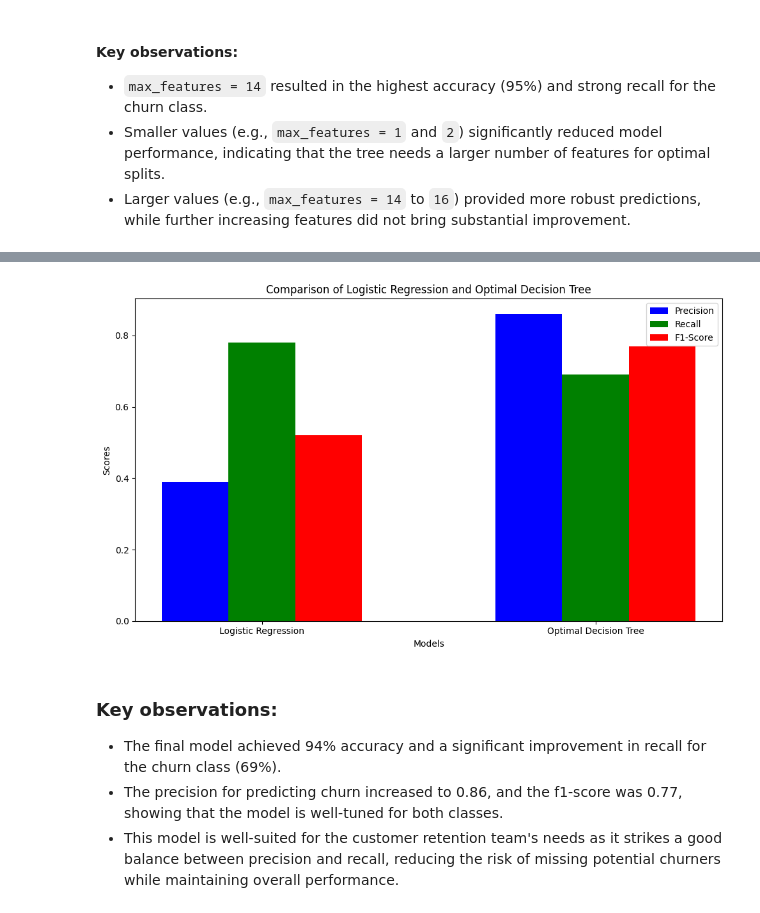
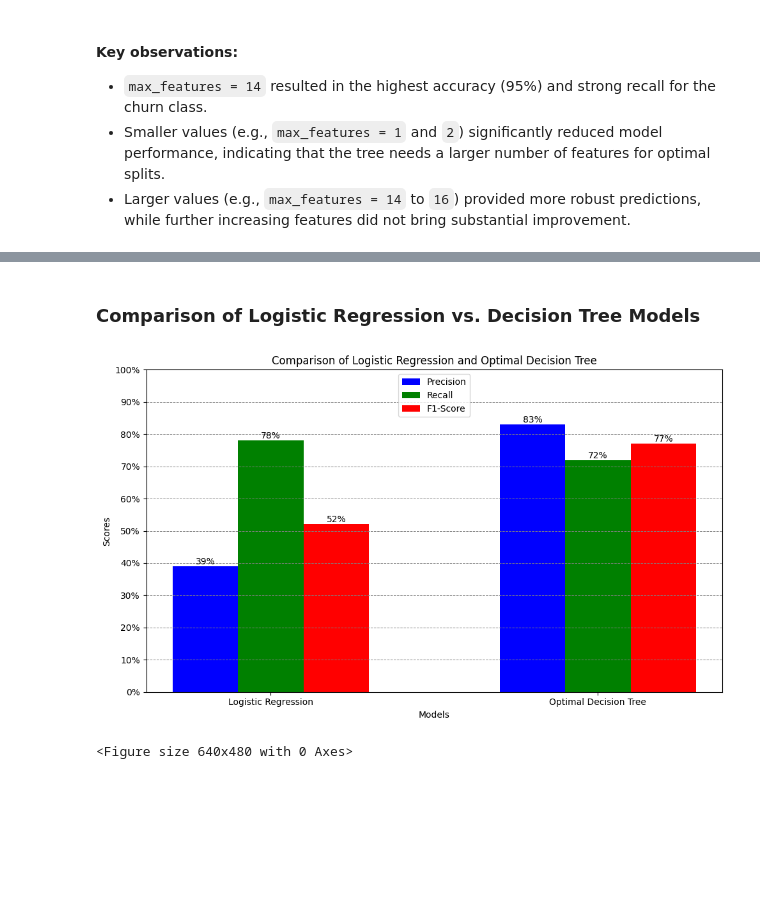
Before and after one commit to 66ultra/customer-churn-classification, a Jupyter notebook: notebooks/03_modeling_and_evaluation.ipynb, the cells around one changed output, grey strips where cells are left out. Drawn from its saved outputs; the diff is of its cells as text; code cells hidden in the pictures; blank space fills up the shorter version.

```diff
--- a/notebooks/03_modeling_and_evaluation.ipynb
+++ b/notebooks/03_modeling_and_evaluation.ipynb
@@ -784,35 +830,59 @@ plt.show()
+# %% [markdown]
+### Comparison of Logistic Regression vs. Decision Tree Models
 # %%
 import matplotlib.pyplot as plt
 import numpy as np
+from matplotlib.ticker import FuncFormatter, MultipleLocator
 
 # performance metrics for Logistic Regression and Optimal Decision Tree
 models = ['Logistic Regression', 'Optimal Decision Tree']
-precision_scores = [0.39, 0.86]  # precision scores for each model
-recall_scores = [0.78, 0.69]  # recall scores for each model
+precision_scores = [0.39, 0.83]  # precision scores for each model
+recall_scores = [0.78, 0.72]  # recall scores for each model
 f1_scores = [0.52, 0.77]  # F1-scores for each model
 
-# setting the bar width
 bar_width = 0.2
 index = np.arange(len(models))
 
-plt.figure(figsize=(10, 6))
-plt.bar(index, precision_scores, bar_width, label='Precision', color='b')
-plt.bar(index + bar_width, recall_scores, bar_width, label='Recall', color='g')
-plt.bar(index + 2 * bar_width, f1_scores, bar_width, label='F1-Score', color='r')
+fig, ax = plt.subplots(figsize=(10, 6))
 
-plt.xlabel('Models')
-plt.ylabel('Scores')
-plt.title('Comparison of Logistic Regression and Optimal Decision Tree')
-plt.xticks(index + bar_width, models)
-plt.legend()
+bars1 = ax.bar(index, precision_scores, bar_width, label='Precision', color='b')
+bars2 = ax.bar(index + bar_width, recall_scores, bar_width, label='Recall', color='g')
+bars3 = ax.bar(index + 2 * bar_width, f1_scores, bar_width, label='F1-Score', color='r')
 
-plt.tight_layout()
+ax.set_xlabel('Models')
+ax.set_ylabel('Scores')
+ax.set_title('Comparison of Logistic Regression and Optimal Decision Tree')
+ax.set_xticks(index + bar_width)
+ax.set_xticklabels(models)
+ax.legend(loc='upper center')
+
+# formatting Y-axis as percentages
+ax.yaxis.set_major_formatter(FuncFormatter(lambda y, _: '{:.0%}'.format(y)))
+ax.yaxis.set_major_locator(MultipleLocator(0.1))
+ax.set_ylim(0, 1)
+
+# adding values at the top of each bar
+def add_values(bars):
+    for bar in bars:
+        height = bar.get_height()
+        ax.text(
+            bar.get_x() + bar.get_width() / 2.0,
+            height,
+            f'{height:.0%}',
+            ha='center',
+            va='bottom'
+        )
+
+add_values(bars1)
+add_values(bars2)
+add_values(bars3)
+
+ax.grid(True, which='both', axis='y', linestyle='--', linewidth=0.7, color='gray')
+
+fig.tight_layout()
 plt.show()
+
+plt.savefig('../figures/comparison_logreg_dtree.png')
 # %% [output]
-[figure, old version]
+[figure, new version]
+<Figure size 640x480 with 0 Axes>
-# %% [markdown]
-### Key observations:
-
-- The final model achieved 94% accuracy and a significant improvement in recall for the churn class (69%).
-- The precision for predicting churn increased to 0.86, and the f1-score was 0.77, showing that the model is well-tuned for both classes.
-- This model is well-suited for the customer retention team's needs as it strikes a good balance between precision and recall, reducing the risk of missing potential churners while maintaining overall performance.
```
Also changed, not shown: parts of 34 cells of this notebook.
